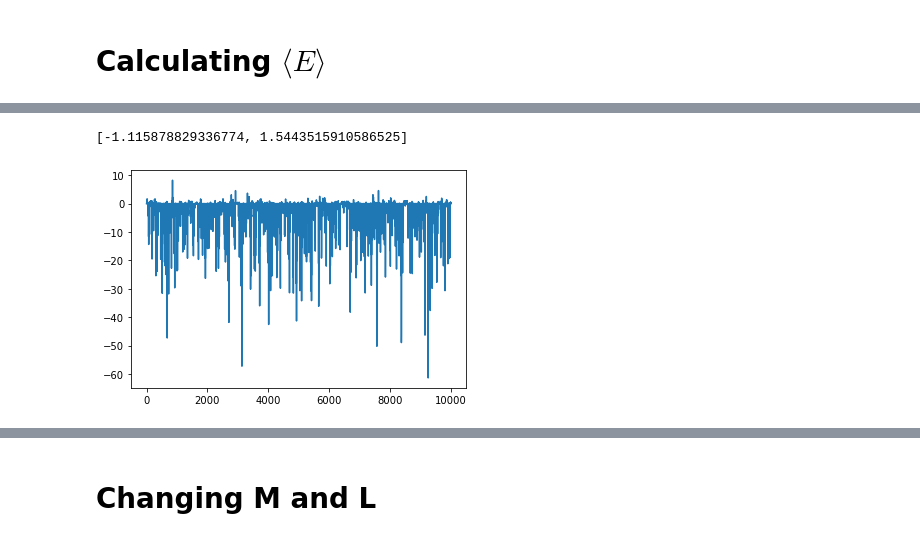
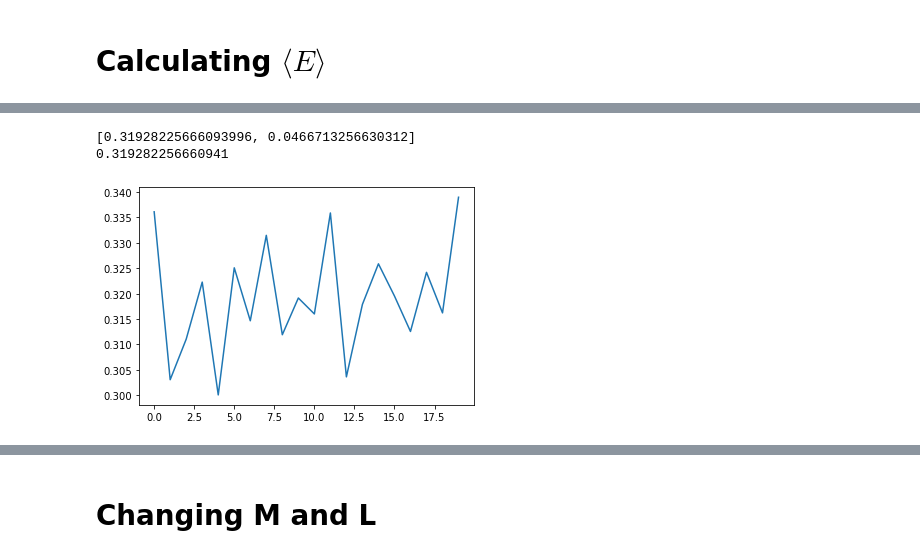
Before and after one commit to jinluchang/Qlattice, a Jupyter notebook: applications/false-vacuum-decay/false_vacuum_decay.ipynb, the cells around one changed output, grey strips where cells are left out. Drawn from its saved outputs; the diff is of its cells as text; code cells hidden in the pictures.

Commit message:
Updated FVD code to get Ebar and deltaE

```diff
--- a/applications/false-vacuum-decay/false_vacuum_decay.ipynb
+++ b/applications/false-vacuum-decay/false_vacuum_decay.ipynb
@@ -180,10 +65,0 @@ fig.set_size_inches(20, 10)
-# %%
-t_FV = 75
-sfs = measurements.get_sfs_list(list(measurements.delta_actions_t_TV), ["tFV"], [t_FV])
-print(sfs)
-sf = sfs[0]
-
-measurements.block_size = 1000
-measurements.cutoff = 5000
-print(measurements.get_Ebar_E_FV(sf, -1))
-print(measurements.get_delta_E(sf, -1, 1))
@@ -193,0 +164,12 @@ print(measurements.get_delta_E(sf, -1, 1))
+# %%
+measurements.block_size = 200
+measurements.cutoff = 2000
+
+sfs = measurements.get_sfs_list(list(measurements.delta_actions_t_TV), ["M", "L"], [1.0, 0.0])
+print(measurements.get_delta_E(sfs[0]))
+
+measurements.plot_delta_E()
+
+plot_delta_E_tdse()
+#a = measurements.get_delta_E(sf)
+#plt.errorbar([3], [-a[0]], yerr=[a[1]])
@@ -194,18 +179,20 @@ print(measurements.get_delta_E(sf, -1, 1))
 # %%
-measurements.block_size = 100
-measurements.cutoff=27000
+measurements.block_size = 2000
+measurements.cutoff=10000
 
 t_TV = measurements.get_t_TV(sf)
+t_FV = int(measurements.get_param(sf,"tFV"))
 dt = float(measurements.get_param(sf, "dt"))
-blockstest = jk.get_jackknife_blocks(measurements.delta_actions_t_TV[sf][f"{t_TV+1}"][measurements.cutoff:], measurements.block_size)
-blocks = jk.get_jackknife_blocks(np.exp(measurements.delta_actions_t_TV[sf][f"{t_TV+1}"][measurements.cutoff:]), measurements.block_size)
-blocksa = jk.get_jackknife_blocks(np.exp(measurements.delta_actions_t_TV[sf][f"{t_TV}"][measurements.cutoff:]), measurements.block_size)
-bdiv = np.log(np.divide(blocksa,blocks))/(dt*(1))
-#plt.plot(blockstest[:100])
-plt.plot(measurements.delta_actions_t_TV[sf][f"{t_TV+1}"][measurements.cutoff:measurements.cutoff+10000])
-#plt.plot(blocks[:100])
-#plt.plot(bdiv[:100])
+
+blocks_TV = jk.get_jackknife_blocks(np.exp(measurements.delta_actions_t_TV[sf][f"{t_TV+1}"][measurements.cutoff:]), measurements.block_size)
+blocks_FV = jk.get_jackknife_blocks(np.exp(measurements.delta_actions_t_FV[sf][f"{t_FV+1}"][measurements.cutoff:]), measurements.block_size)
+bdiv = np.log(np.divide(blocks_FV,blocks_TV))/(dt*1)
+
+#plt.plot(np.exp(measurements.delta_actions_t_FV[sf][f"{t_FV+1}"][measurements.cutoff:measurements.cutoff+100]))
+plt.plot(bdiv[:])
 print(jk.get_errors_from_blocks(np.mean(bdiv), bdiv))
+print(np.mean(bdiv))
 # %% [output]
-[-1.115878829336774, 1.5443515910586525]
+[0.31928225666093996, 0.0466713256630312]
+0.319282256660941
-[figure, old version]
+[figure, new version]
```
Also changed, not shown: parts of 19 cells of this notebook, 2 other files.
